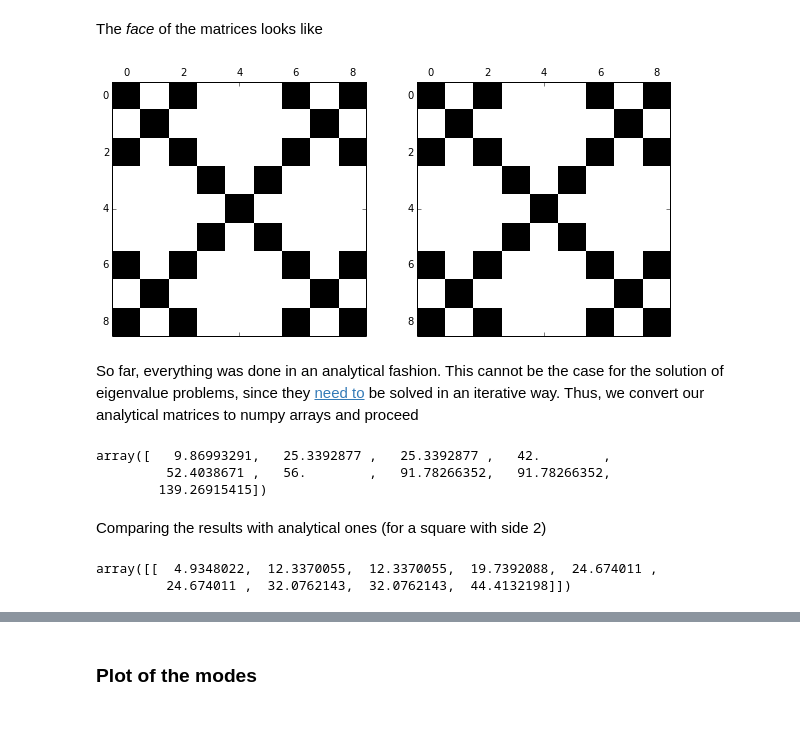
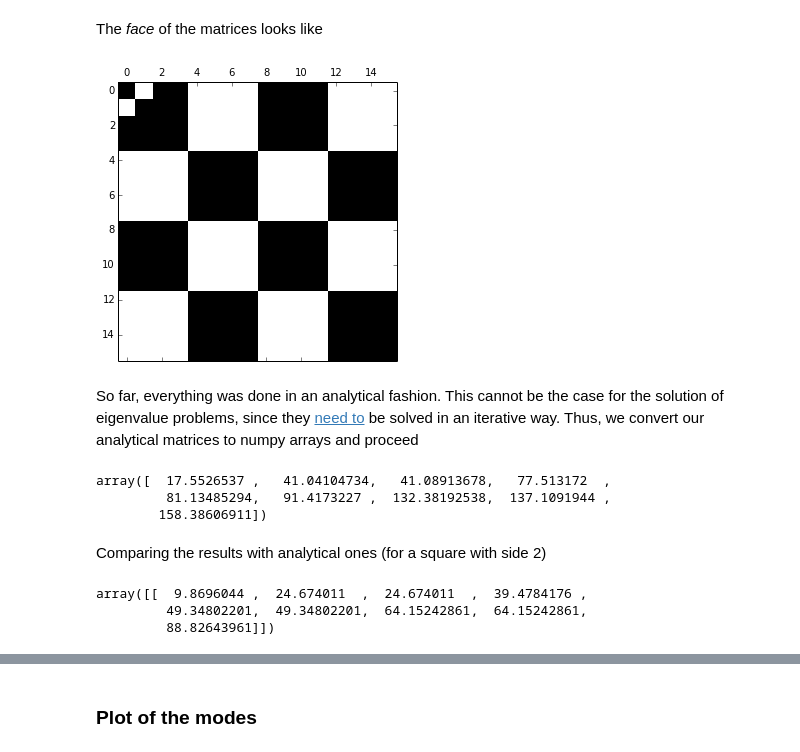
Before and after one commit to nicoguaro/FEM_resources, a Jupyter notebook: poly_ritz.ipynb, the cells around one changed output, grey strips where cells are left out. Drawn from its saved outputs; the diff is of its cells as text; code cells hidden in the pictures; blank space fills up the shorter version.

```diff
--- a/poly_ritz.ipynb
+++ b/poly_ritz.ipynb
@@ -69,9 +69,9 @@ The polygon is defined as a set of nodes and its conectivity
 from time import time
 t0 = time()
 # %%
-nsides = 4
+nsides = 3
 poly = [[cos(2*k*pi/nsides), sin(2*k*pi/nsides)] for k in range(0,nsides)]
-#poly = [[-1,-1],[1,-1],[1,1],[-1,1]]
+#poly = [[-1,-1],[1,-1],[1,1],[-1,1]]  # Simplest square
 npts = len(poly)
 lines = [[k,0] if k==npts-1 else [k,k+1] for k in xrange(npts)]
 centroid = [sum([poly[k][0] for k in xrange(npts)]), sum([poly[k][1] for k in xrange(npts)])]
@@ -103,7 +103,7 @@ def b(x,y,n):
     for k in range(0, n):
         prod = prod * ((y - poly[lines[k][0]][1])*(poly[lines[k][0]][0] - poly[lines[k][1]][0]) -
             (x - poly[lines[k][0]][0])*(poly[lines[k][0]][1] - poly[lines[k][1]][1]))
-    return prod.simplify()
+    return prod.expand()
 
 bound = b(x, y, npts)
 # %% [markdown]
@@ -143,8 +144,8 @@ def u_fun(x, y, m, n):
     """ Complete function. Contains the boundary and trial functions. """
     return b(x, y, npts) * w_fun(x, y, m, n)
 
-m = 3
-n = 3
+m = 4
+n = 4
 u = u_fun(x, y, m, n)
 dudx = [diff(u, x), diff(u, y)]
 # %% [markdown]
@@ -154,33 +155,31 @@ As expressed above the matrices are computed as
 $$[K_{ij}] = \left[\frac{\partial^2 U}{\partial c_i \partial c_j}\right]\enspace ,$$
 $$[M_{ij}] = \left[\frac{\partial^2 T}{\partial c_i \partial c_j}\right]\ \enspace .$$
 # %%
-dudx2 = simplify(dudx[0]*dudx[0] + dudx[1]*dudx[1])
+dudx2 = expand(dudx[0]*dudx[0] + dudx[1]*dudx[1])
 K = Matrix(m*n, m*n, lambda i,j: 0)
 Kaux = Matrix(m*n, m*n, lambda ii, jj: diff(dudx2, eval('c%d' % ii), eval('c%d' % jj)))
 M = Matrix(m*n, m*n, lambda i,j: 0)
 Maux = Matrix(m*n, m*n, lambda ii, jj: diff(u**2, eval('c%d' % ii), eval('c%d' % jj)))
+del dudx
 for j in xrange(len(lines)):
     A = [poly[lines[j][0]][0], poly[lines[j][0]][1]]
     B = [poly[lines[j][1]][0], poly[lines[j][1]][1]]
     C = [centroid[0], centroid[1]]
     J = Matrix([[B[0] - A[0], C[0] - A[0]],
-                 [B[1] - A[1], C[1] - A[1]]])
+                [B[1] - A[1], C[1] - A[1]]])
     detJ = J.det()
     trans = J * Matrix([[r],[s]]) + Matrix(A)
     Kaux2 = Kaux.subs({x:trans[0], y:trans[1]})
+    Maux2 = Maux.subs({x:trans[0], y:trans[1]})
     K = K + integrate(Kaux2*detJ, (r, 0, 1-s), (s, 0, 1))
-    Maux2 = Maux.subs({x:trans[0], y:trans[1]})
     M = M + integrate(Maux2*detJ, (r, 0, 1-s), (s, 0, 1))
 # %% [markdown]
 The _face_ of the matrices looks like
 # %%
-plt.figure(figsize=(10,5))
-plt.subplot(121)
+plt.figure(figsize=(5,5))
 plt.spy(K);
-plt.subplot(122)
-plt.spy(M);
 # %% [output]
-[figure, old version]
+[figure, new version]
 # %% [markdown]
 So far, everything was done in an analytical fashion. This cannot be the case for the solution of eigenvalue problems, since they [need to](http://en.wikipedia.org/wiki/Abel%E2%80%93Ruffini_theorem) be solved in an iterative way. Thus, we convert our analytical matrices to numpy arrays and proceed
 # %%
@@ -191,18 +190,19 @@ import scipy.linalg as LA
 vals, vecs = LA.eigh(Kn, Mn, eigvals=(0,8))
 vals
 # %% [output]
-array([   9.86993291,   25.3392877 ,   25.3392877 ,   42.        ,
-         52.4038671 ,   56.        ,   91.78266352,   91.78266352,
-        139.26915415])
+array([  17.5526537 ,   41.04104734,   41.08913678,   77.513172  ,
+         81.13485294,   91.4173227 ,  132.38192538,  137.1091944 ,
+        158.38606911])
 # %% [markdown]
 Comparing the results with analytical ones (for a square with side 2)
 # %%
-anal_vals = [pi**2/4*(i**2 + j**2) for i in xrange(1,4) for j in xrange(1,4)]
+anal_vals = [pi**2/2*(i**2 + j**2) for i in xrange(1,4) for j in xrange(1,4)]
 anal_valsN = np.sort(np.array(Matrix(anal_vals).T.evalf()).astype(dtype=float))
 anal_valsN
 # %% [output]
-array([[  4.9348022,  12.3370055,  12.3370055,  19.7392088,  24.674011 ,
-         24.674011 ,  32.0762143,  32.0762143,  44.4132198]])
+array([[  9.8696044 ,  24.674011  ,  24.674011  ,  39.4784176 ,
+         49.34802201,  49.34802201,  64.15242861,  64.15242861,
+         88.82643961]])
 # %%
 error = (anal_valsN - vals)/anal_valsN
 # %%
```
Also changed, not shown: parts of 7 cells of this notebook, 3 other files.
